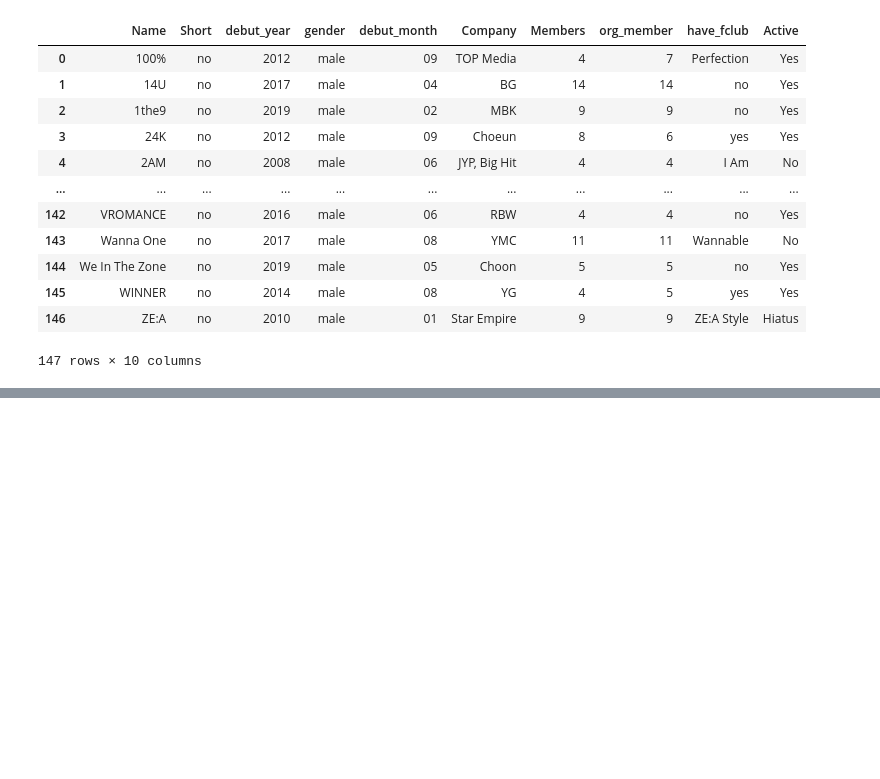
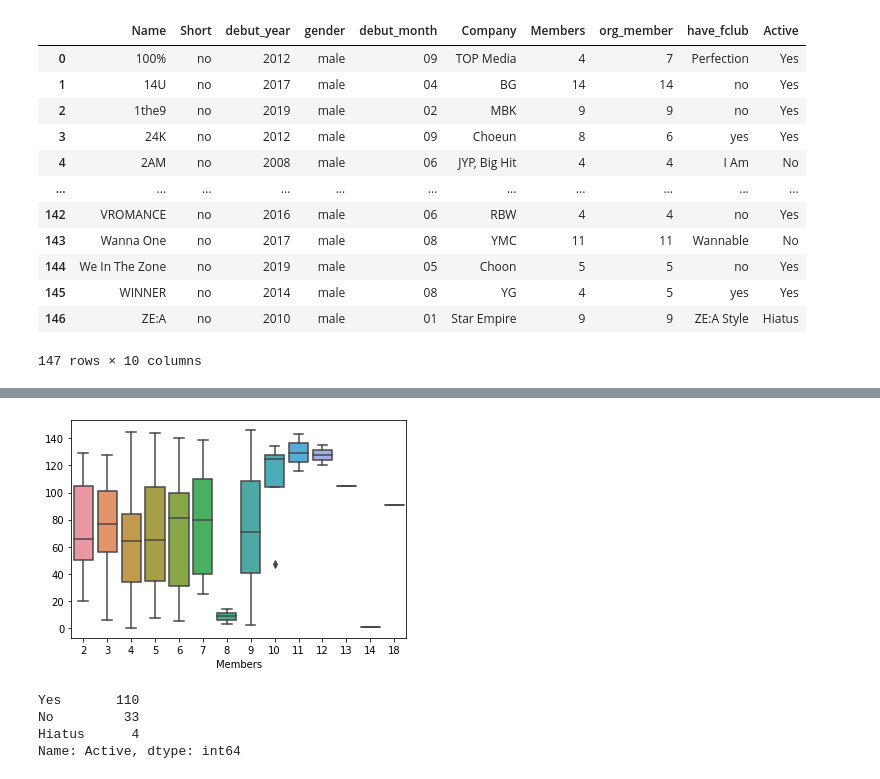
Before and after one commit to Tek-nr/BTSvsALL, a Jupyter notebook: KPop_Analysis/K-Pop_Analysis.ipynb, the cells around one changed output, grey strips where cells are left out. Saved outputs shown, nothing was run; the diff lists cells and outputs as text; code cells hidden in the pictures; blank space fills up the shorter version.

```diff
--- a/KPop_Analysis/K-Pop_Analysis.ipynb
+++ b/KPop_Analysis/K-Pop_Analysis.ipynb
@@ -619,0 +787,11 @@ boy_groups
+# %%
+sns.boxplot(x="Members",y=boy_groups.Members.index,data =boy_groups);
+# %% [output]
+[figure, added]
+# %%
+boy_groups.Active.value_counts()
+# %% [output]
+Yes       110
+No         33
+Hiatus      4
+Name: Active, dtype: int64
```
Also changed, not shown: parts of 18 cells of this notebook.
